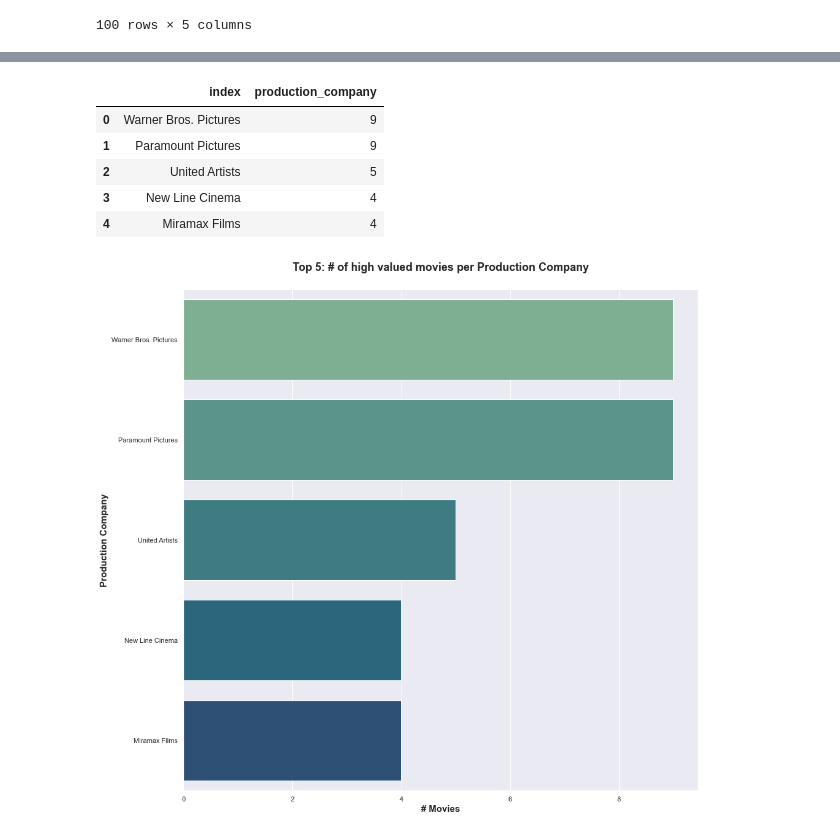
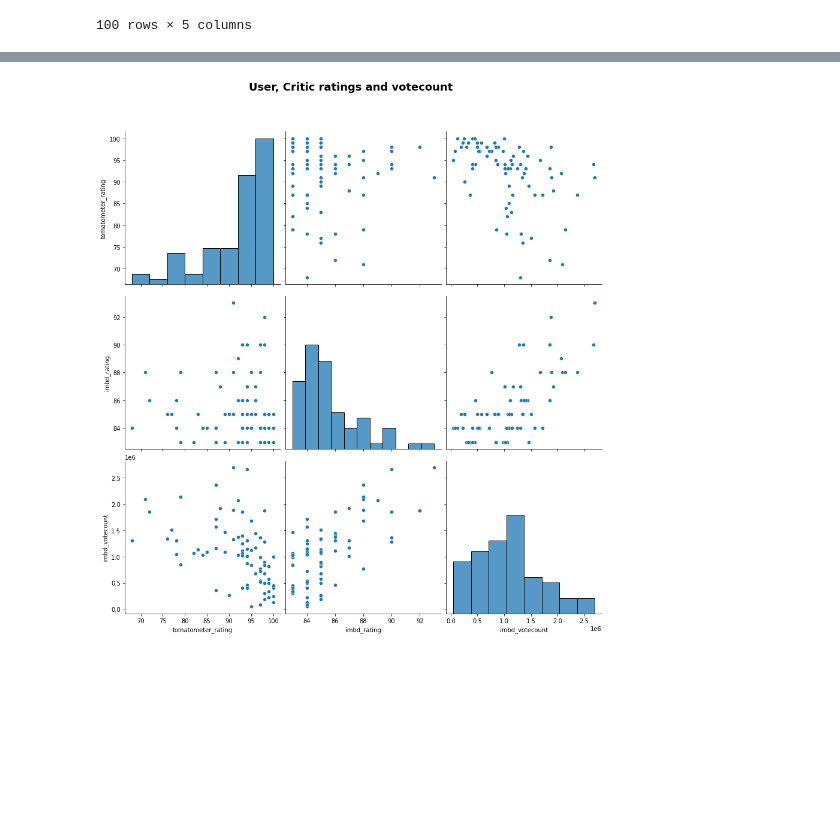
Before and after one commit to nb3110/data_scraping_project, a Jupyter notebook: notebook.ipynb, the cells around one changed output, grey strips where cells are left out. Drawn from its saved outputs; the diff is of its cells as text; code cells hidden in the pictures; blank space fills up the shorter version.

```diff
--- a/notebook.ipynb
+++ b/notebook.ipynb
@@ -262,2 +180,9 @@ sns.scatterplot(data=df, x="x_var", y="y_var")
+# %%
+g = sns.pairplot(data = full_table, vars=['tomatometer_rating','imbd_rating','imbd_votecount'], height=4)
+g.fig.suptitle("User, Critic ratings and votecount", size=18, weight='bold',y=1.08)
+plt.savefig('images/2.jpeg')
+plt.show()
+# %% [output]
+[figure, added]
 # %%
 #df = px.full_table.iris() # iris is a pandas DataFrame
@@ -269,15 +195 @@ fig.update_traces(marker=dict(size=14,
 fig.show()
-# %%
-production_company = full_table["production_company"].value_counts().reset_index().sort_index().head(5)
-production_company
-# %% [output]
-|  | index | production_company |
-| 0 | Warner Bros. Pictures | 9 |
-| 1 | Paramount Pictures | 9 |
-| 2 | United Artists | 5 |
-| 3 | New Line Cinema | 4 |
-| 4 | Miramax Films | 4 |
-# %%
-eda.barplot_sns(production_company,"production_company","index","crest","Top 5: # of high valued movies per Production Company",'# Movies',"Production Company")
-# %% [output]
-[figure, removed]
```
Also changed, not shown: parts of 34 cells of this notebook, 6 other files.
